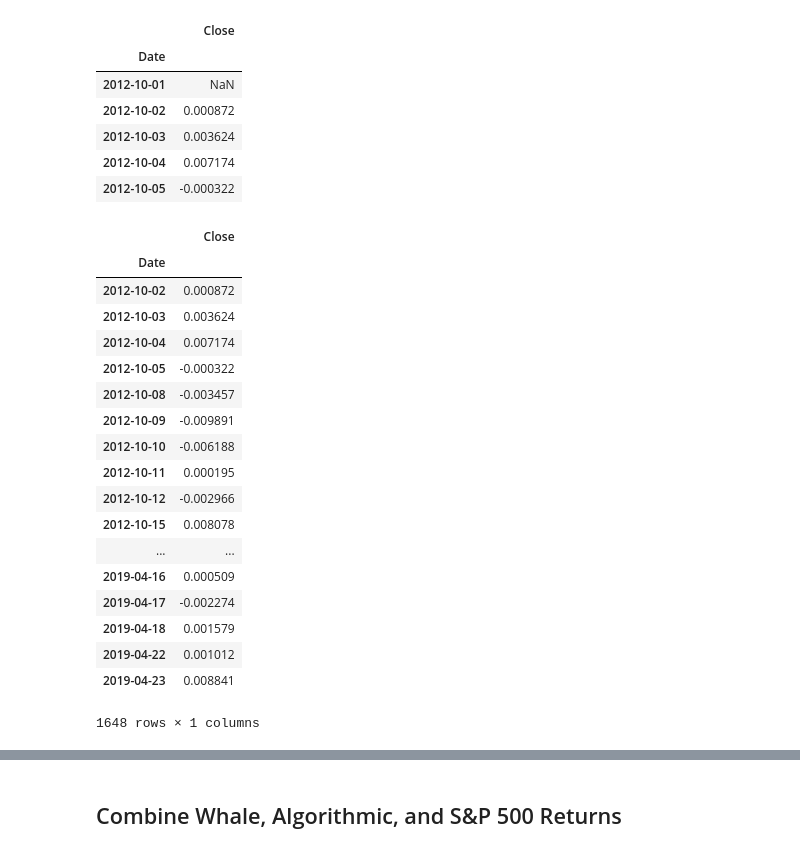
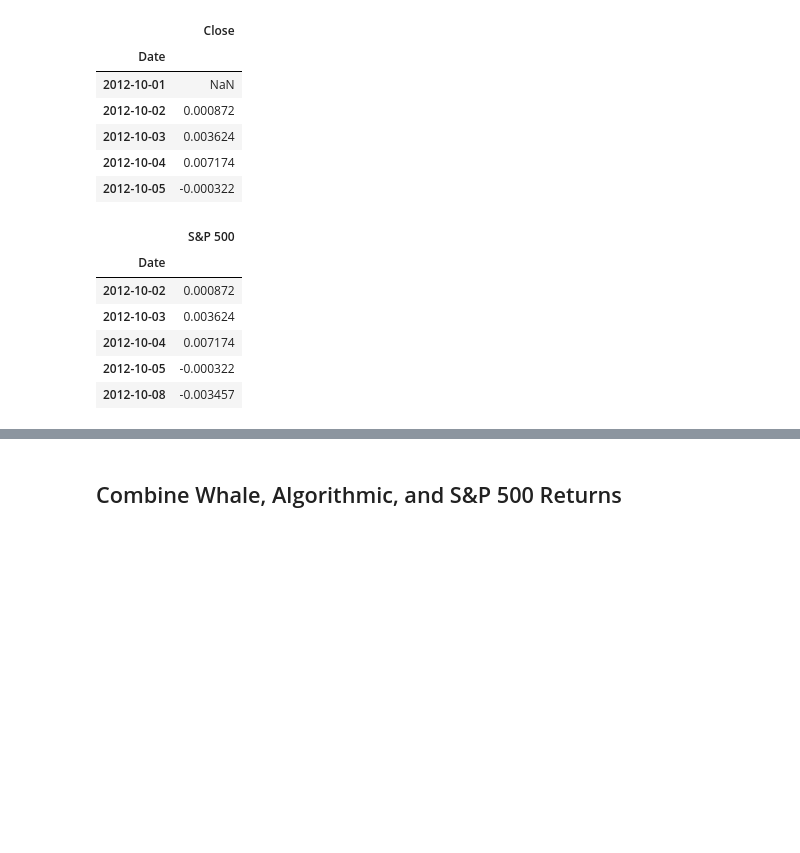
Before and after one commit to okarowolaju/python-homework, a Jupyter notebook: pandas/Whale/Starter_Code/whale_analysis.ipynb, the cells around one changed output, grey strips where cells are left out. Saved outputs shown, nothing was run; the diff lists cells and outputs as text; code cells hidden in the pictures; blank space fills up the shorter version.

```diff
--- a/pandas/Whale/Starter_Code/whale_analysis.ipynb
+++ b/pandas/Whale/Starter_Code/whale_analysis.ipynb
@@ -100,27 +100,15 @@ sp500_history.head()
 # %%
 # Drop nulls
 sp500_history = sp500_history.dropna()
-sp500_history
+sp500_history.head()
 # %% [output]
-|  | Close |
+|  | S&P 500 |
 | Date |  |
 | 2012-10-02 | 0.000872 |
 | 2012-10-03 | 0.003624 |
 | 2012-10-04 | 0.007174 |
 | 2012-10-05 | -0.000322 |
 | 2012-10-08 | -0.003457 |
-| 2012-10-09 | -0.009891 |
-| 2012-10-10 | -0.006188 |
-| 2012-10-11 | 0.000195 |
-| 2012-10-12 | -0.002966 |
-| 2012-10-15 | 0.008078 |
-| ... | ... |
-| 2019-04-16 | 0.000509 |
-| 2019-04-17 | -0.002274 |
-| 2019-04-18 | 0.001579 |
-| 2019-04-22 | 0.001012 |
-| 2019-04-23 | 0.008841 |
-1648 rows × 1 columns
 # %%
 # Rename Column
 sp500_history = sp500_history.rename(columns={"Close":"S&P 500"})
```
Also changed, not shown: parts of 16 cells of this notebook, 5 other files.
